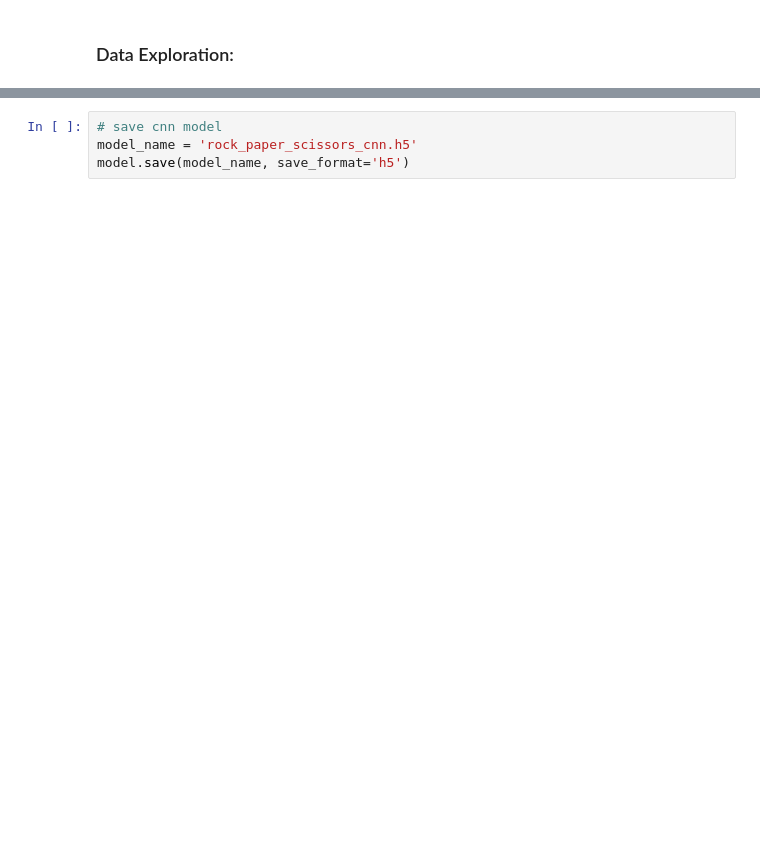
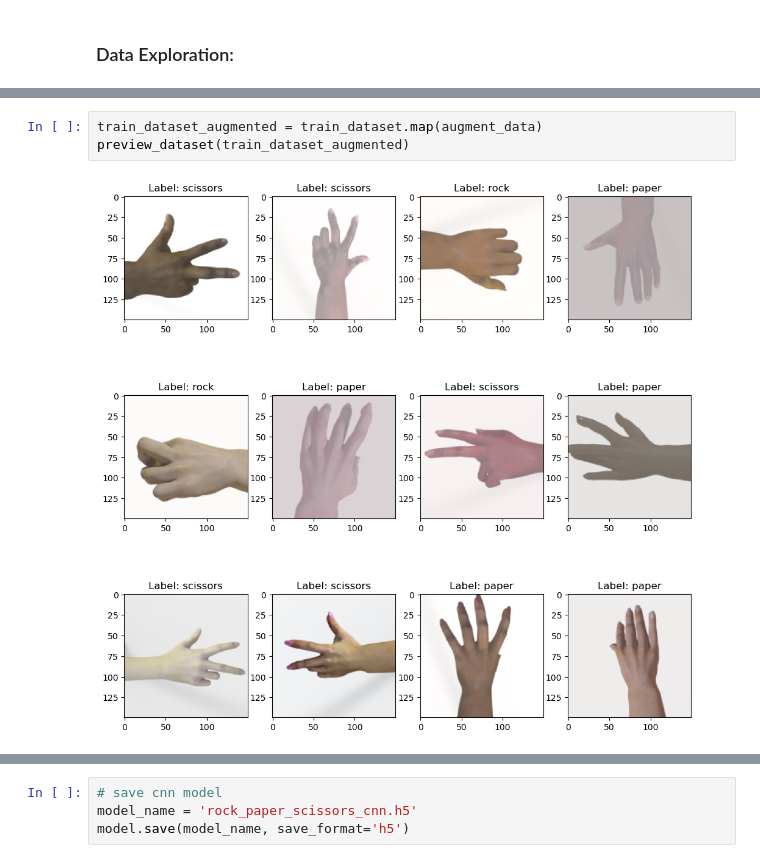
Before and after one commit to Kawians/MiniProject, a Jupyter notebook: Notebooks/cnn_rock_paper_scissors.ipynb, the cells around one changed output, grey strips where cells are left out. Saved outputs shown, nothing was run; the diff lists cells and outputs as text; blank space fills up the shorter version.

```diff
--- a/Notebooks/cnn_rock_paper_scissors.ipynb
+++ b/Notebooks/cnn_rock_paper_scissors.ipynb
@@ -77,0 +214,5 @@ test_dataset = test_dataset.batch(32).prefetch(tf.data.AUTOTUNE)
+# %%
+train_dataset_augmented = train_dataset.map(augment_data)
+preview_dataset(train_dataset_augmented)
+# %% [output]
+[figure, added]
```
Also changed, not shown: parts of 51 cells of this notebook.
